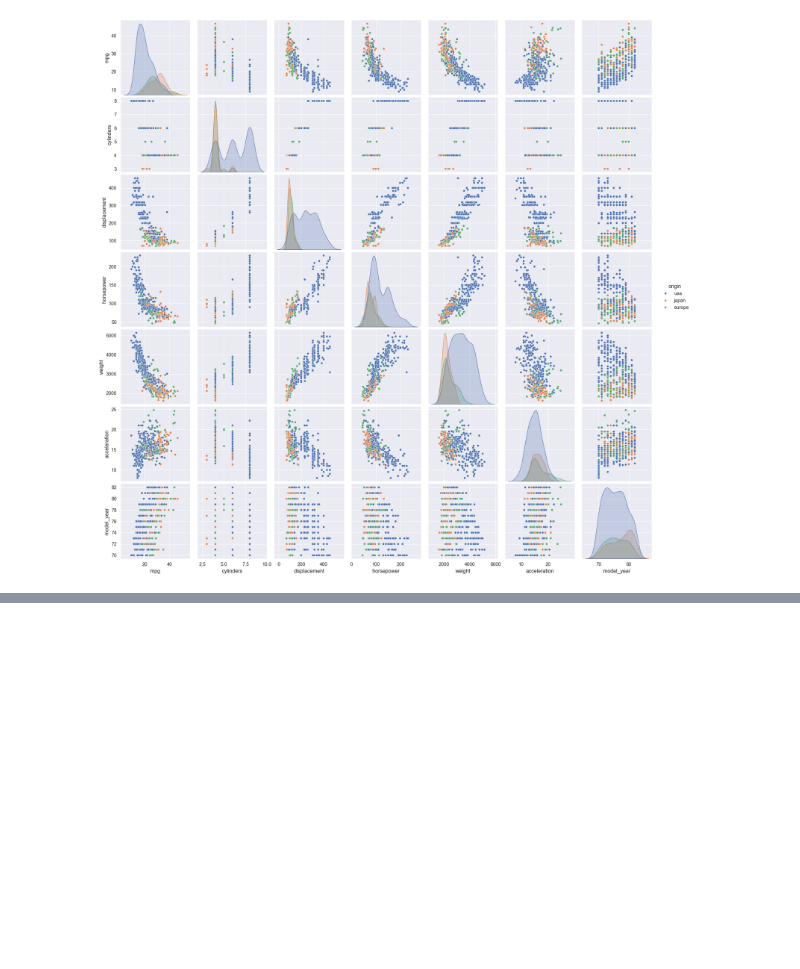
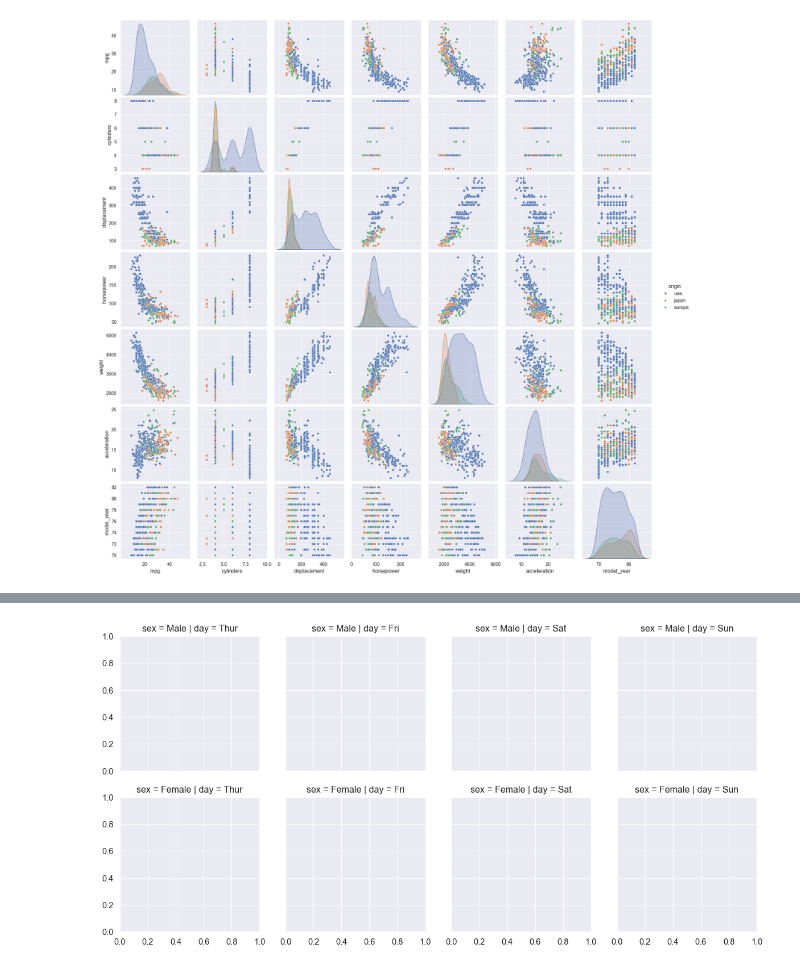
Before and after one commit to GiwonLee1999/Data_Wrangling_Analysis, a Jupyter notebook: Visualization/Seaborn/seaborn.ipynb, the cells around one changed output, grey strips where cells are left out. Cells and saved outputs as stored; diff of their text form; code cells hidden in the pictures; blank space fills up the shorter version.

```diff
--- a/Visualization/seaborn.ipynb
+++ b/Visualization/Seaborn/seaborn.ipynb
@@ -198,0 +273,4 @@ sns.pairplot(data=mpg,hue='origin')
+# %%
+FG = sns.FacetGrid(tips, col='day',row='sex') # Display combination of day and sex
+# %% [output]
+[figure, added]
```
Also changed, not shown: parts of 13 cells of this notebook, 4 other files.
